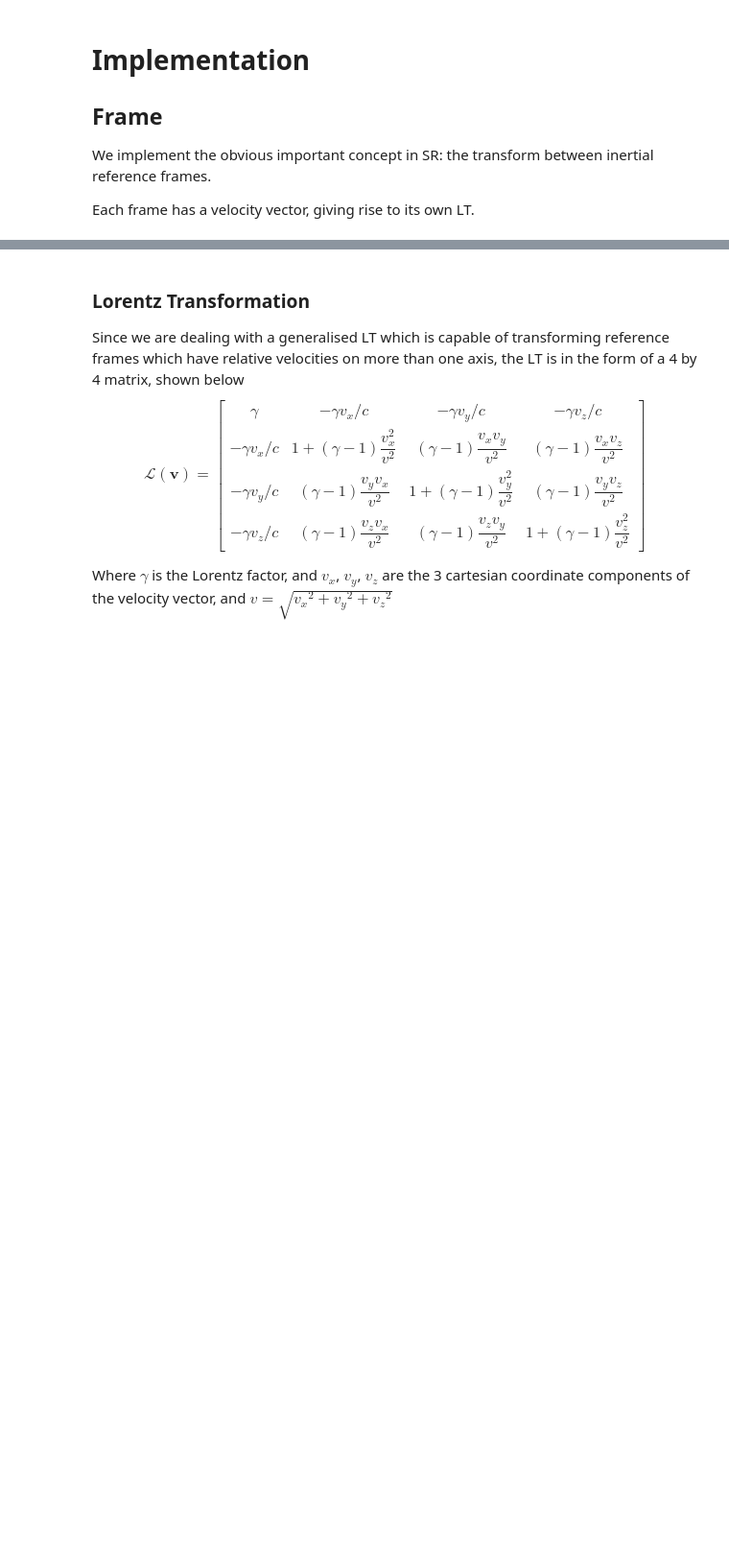
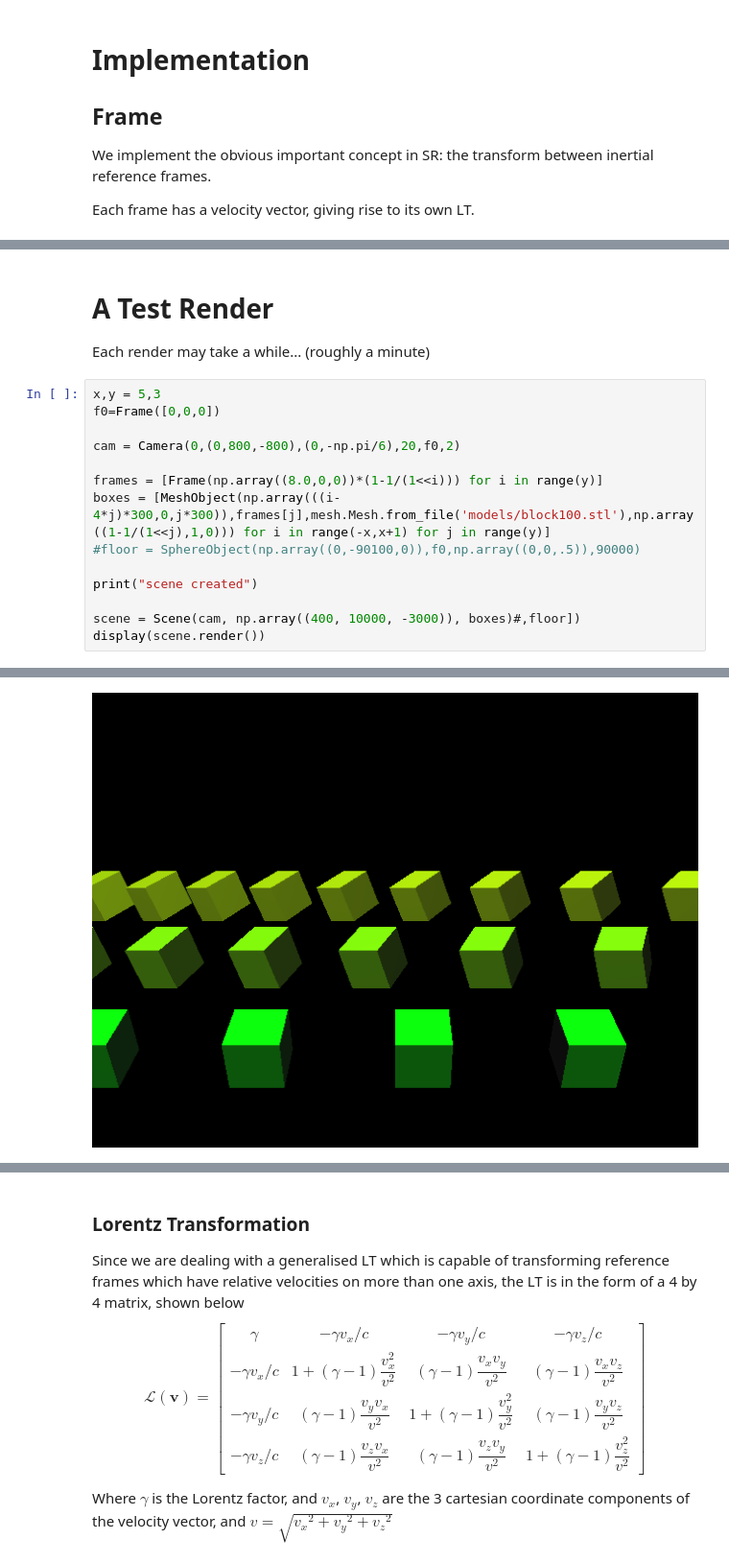
Before and after one commit to chas-card/relativistic-raytracer, a Jupyter notebook: pc6432.ipynb, the cells around one changed output, grey strips where cells are left out. Shown: that part at 96% size. Saved outputs shown, nothing was run; the diff lists cells and outputs as text; blank space fills up the shorter version.

```diff
--- a/pc6432.ipynb
+++ b/pc6432.ipynb
@@ -50,0 +559,18 @@ Each frame has a velocity vector, giving rise to its own LT.
+# %% [markdown]
+# A Test Render
+Each render may take a while... (roughly a minute)
+# %%
+x,y = 5,3
+f0=Frame([0,0,0])
+
+cam = Camera(0,(0,800,-800),(0,-np.pi/6),20,f0,2)
+
+frames = [Frame(np.array((8.0,0,0))*(1-1/(1<<i))) for i in range(y)]
+boxes = [MeshObject(np.array(((i-4*j)*300,0,j*300)),frames[j],mesh.Mesh.from_file('models/block100.stl'),np.array((1-1/(1<<j),1,0))) for i in range(-x,x+1) for j in range(y)]
+#floor = SphereObject(np.array((0,-90100,0)),f0,np.array((0,0,.5)),90000)
+
+print("scene created")
+
+scene = Scene(cam, np.array((400, 10000, -3000)), boxes)#,floor])
+display(scene.render())
+# %% [output]
@@ -50,0 +594 @@ Each frame has a velocity vector, giving rise to its own LT.
+[figure, added]
```
Also changed, not shown: parts of 20 cells of this notebook, 2 other files.
